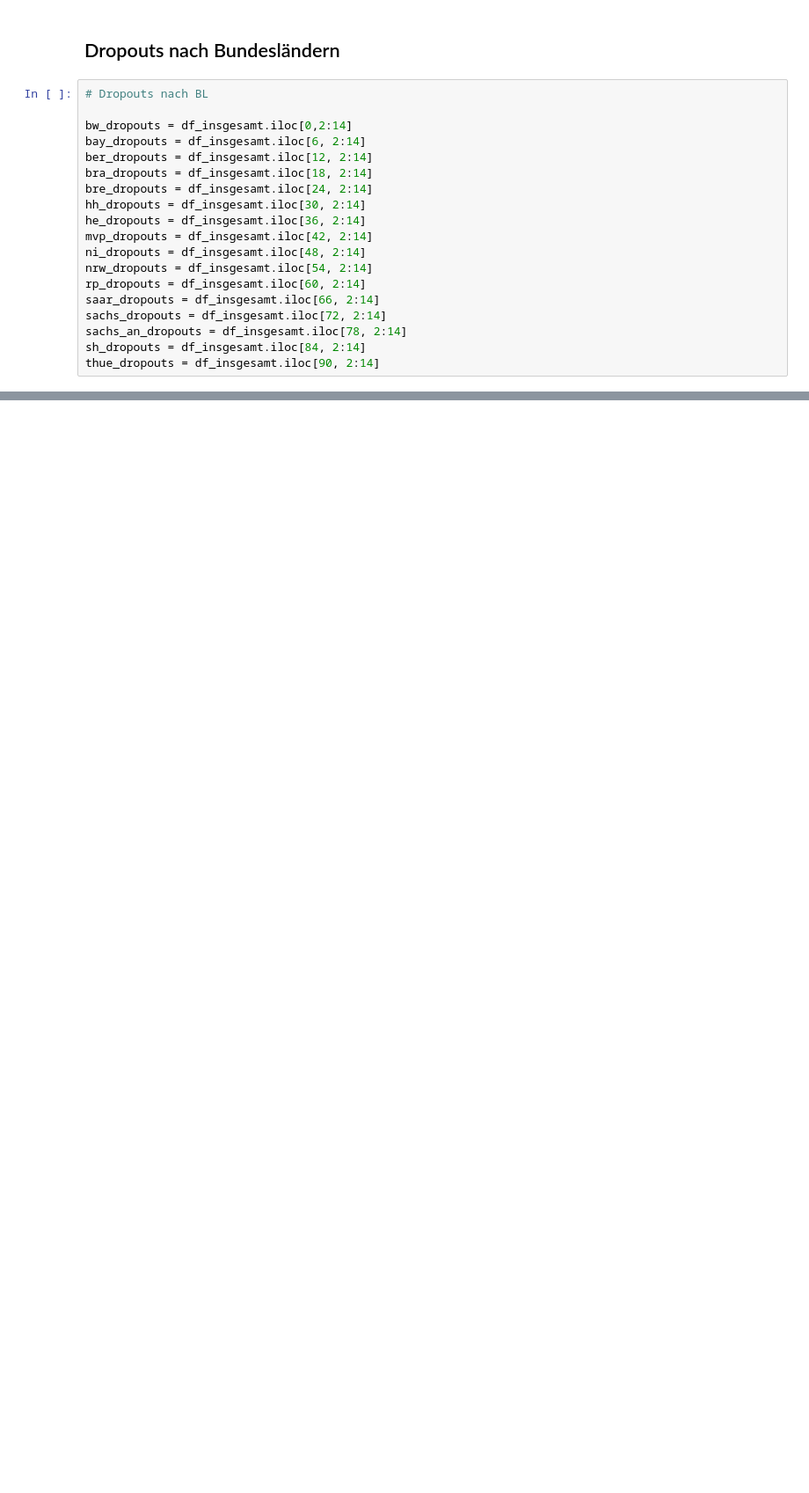
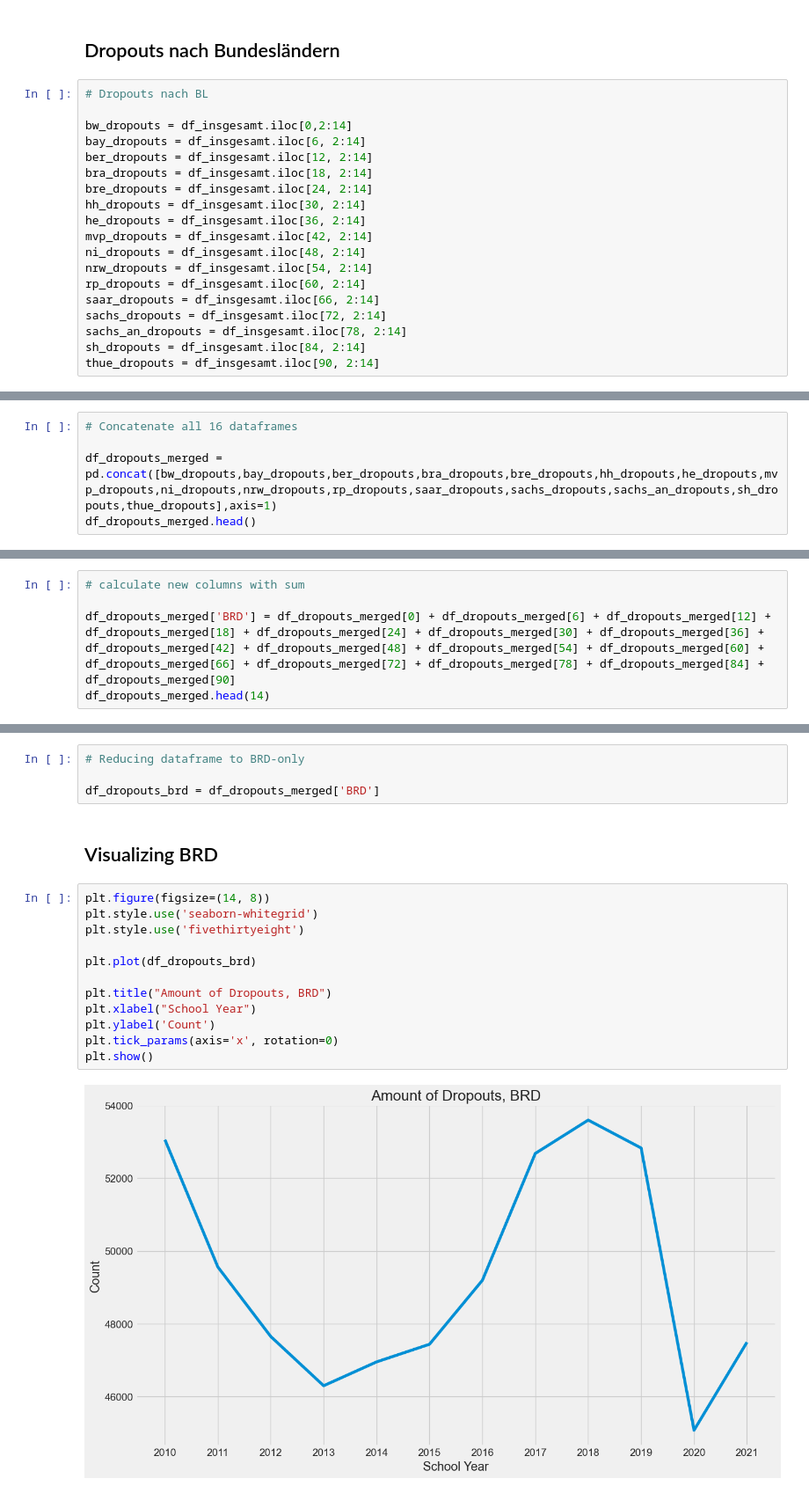
Before and after one commit to Stargazer-ger/capstone_project_hh_23_1, a Jupyter notebook: eda_schulform_gender.ipynb, the cells around one changed output, grey strips where cells are left out. Shown at 88% size. Drawn from its saved outputs; the diff is of its cells as text; blank space fills up the shorter version.

```diff
--- a/eda_schulform_gender.ipynb
+++ b/eda_schulform_gender.ipynb
@@ -311,0 +284,5 @@ plt.show()
+# %%
+# Concatenate all 16 dataframes
+
+df_dropouts_merged = pd.concat([bw_dropouts,bay_dropouts,ber_dropouts,bra_dropouts,bre_dropouts,hh_dropouts,he_dropouts,mvp_dropouts,ni_dropouts,nrw_dropouts,rp_dropouts,saar_dropouts,sachs_dropouts,sachs_an_dropouts,sh_dropouts,thue_dropouts],axis=1)
+df_dropouts_merged.head()
@@ -311,0 +296,5 @@ plt.show()
+# %%
+# calculate new columns with sum
+
+df_dropouts_merged['BRD'] = df_dropouts_merged[0] + df_dropouts_merged[6] + df_dropouts_merged[12] + df_dropouts_merged[18] + df_dropouts_merged[24] + df_dropouts_merged[30] + df_dropouts_merged[36] + df_dropouts_merged[42] + df_dropouts_merged[48] + df_dropouts_merged[54] + df_dropouts_merged[60] + df_dropouts_merged[66] + df_dropouts_merged[72] + df_dropouts_merged[78] + df_dropouts_merged[84] + df_dropouts_merged[90]
+df_dropouts_merged.head(14)
@@ -311,0 +315,20 @@ plt.show()
+# %%
+# Reducing dataframe to BRD-only
+
+df_dropouts_brd = df_dropouts_merged['BRD']
+# %% [markdown]
+## Visualizing BRD
+# %%
+plt.figure(figsize=(14, 8))
+plt.style.use('seaborn-whitegrid')
+plt.style.use('fivethirtyeight')
+
+plt.plot(df_dropouts_brd)
+
+plt.title("Amount of Dropouts, BRD")
+plt.xlabel("School Year")
+plt.ylabel('Count')
+plt.tick_params(axis='x', rotation=0)
+plt.show()
+# %% [output]
+[figure, added]
```
Also changed, not shown: parts of 33 cells of this notebook, 2 other files.
